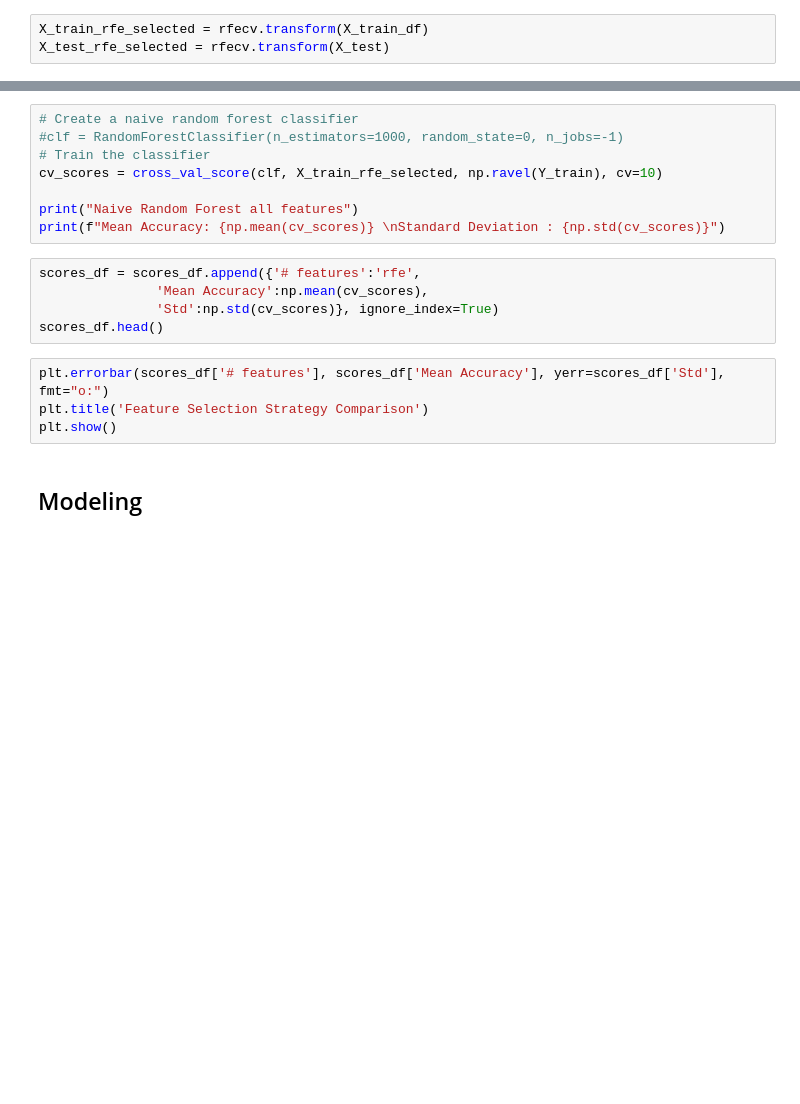
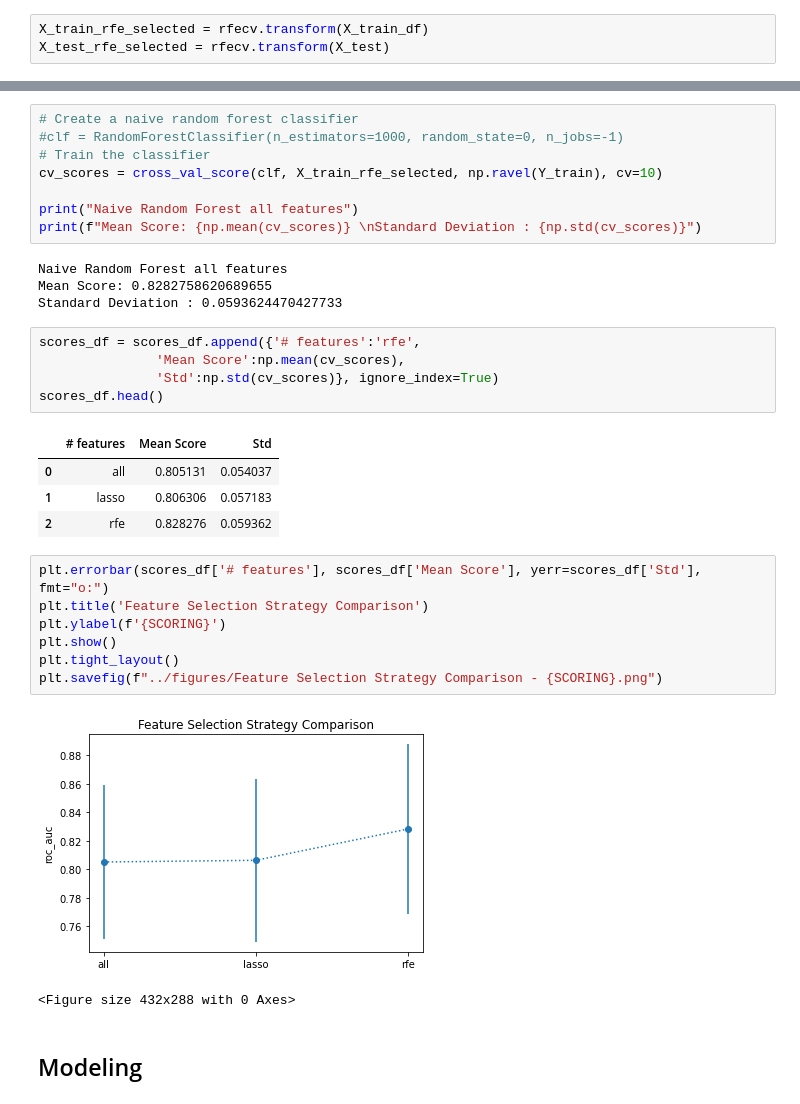
Before and after one commit to andrea-fantini/student-fail-prediction, a Jupyter notebook: notebooks/Pre-Processing and Modeling.ipynb, the cells around one changed output, grey strips where cells are left out. Cells and saved outputs as stored; diff of their text form; blank space fills up the shorter version.

```diff
--- a/notebooks/Pre-Processing and Modeling.ipynb
+++ b/notebooks/Pre-Processing and Modeling.ipynb
@@ -251,16 +313,31 @@ plt.show()
 cv_scores = cross_val_score(clf, X_train_rfe_selected, np.ravel(Y_train), cv=10)
 
 print("Naive Random Forest all features")
-print(f"Mean Accuracy: {np.mean(cv_scores)} \nStandard Deviation : {np.std(cv_scores)}")
+print(f"Mean Score: {np.mean(cv_scores)} \nStandard Deviation : {np.std(cv_scores)}")
+# %% [output]
+Naive Random Forest all features
+Mean Score: 0.8282758620689655
+Standard Deviation : 0.0593624470427733
 # %%
 scores_df = scores_df.append({'# features':'rfe',
-               'Mean Accuracy':np.mean(cv_scores),
+               'Mean Score':np.mean(cv_scores),
                'Std':np.std(cv_scores)}, ignore_index=True)
 scores_df.head()
+# %% [output]
+|  | # features | Mean Score | Std |
+| 0 | all | 0.805131 | 0.054037 |
+| 1 | lasso | 0.806306 | 0.057183 |
+| 2 | rfe | 0.828276 | 0.059362 |
 # %%
-plt.errorbar(scores_df['# features'], scores_df['Mean Accuracy'], yerr=scores_df['Std'], fmt="o:")
+plt.errorbar(scores_df['# features'], scores_df['Mean Score'], yerr=scores_df['Std'], fmt="o:")
 plt.title('Feature Selection Strategy Comparison')
+plt.ylabel(f'{SCORING}')
 plt.show()
+plt.tight_layout()
+plt.savefig(f"../figures/Feature Selection Strategy Comparison - {SCORING}.png")
+# %% [output]
+[figure, added]
+<Figure size 432x288 with 0 Axes>
 # %% [markdown]
 ## Modeling
 # %%
```
Also changed, not shown: parts of 30 cells of this notebook, 3 other files.
